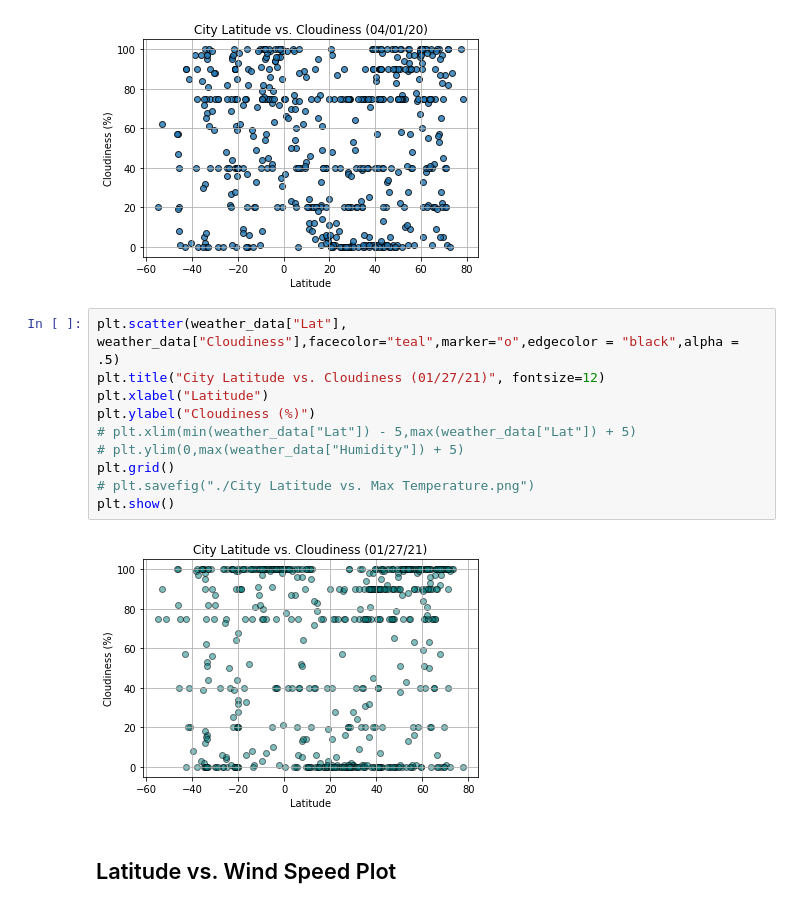
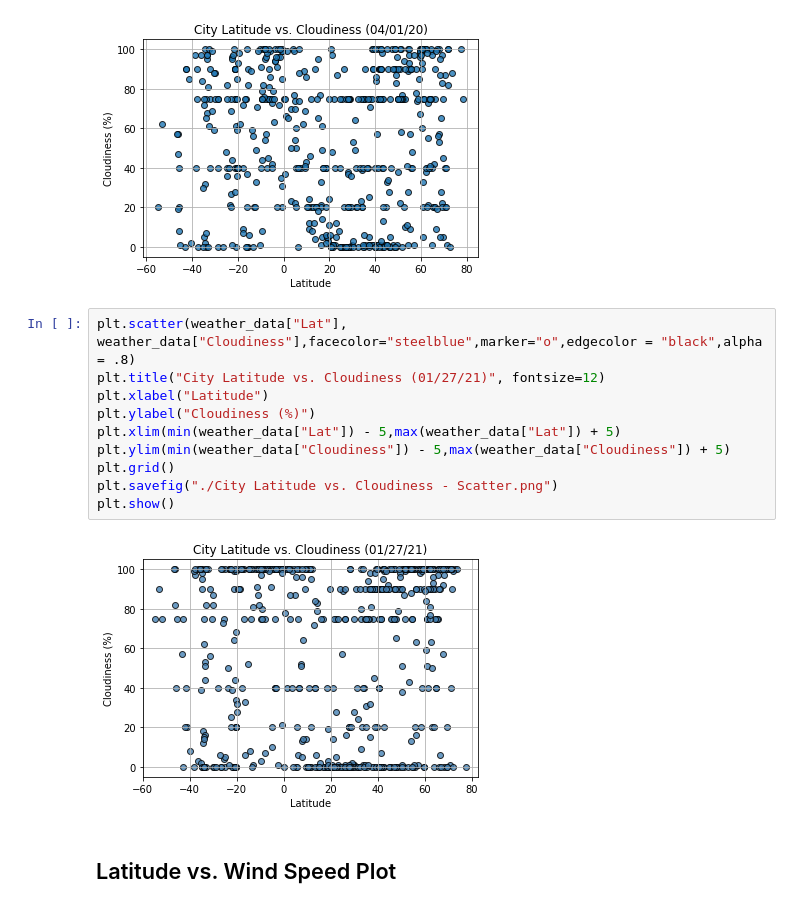
Before and after one commit to priyamittal96/python-api-challenge, a Jupyter notebook: WeatherPy/WeatherPy.ipynb, the cells around one changed output. Cells and saved outputs as stored; diff of their text form.

```diff
--- a/WeatherPy/WeatherPy.ipynb
+++ b/WeatherPy/WeatherPy.ipynb
@@ -279,17 +279,17 @@ plt.show()
 # %% [output]
 [figure]
 # %%
-plt.scatter(weather_data["Lat"], weather_data["Cloudiness"],facecolor="teal",marker="o",edgecolor = "black",alpha = .5)
+plt.scatter(weather_data["Lat"], weather_data["Cloudiness"],facecolor="steelblue",marker="o",edgecolor = "black",alpha = .8)
 plt.title("City Latitude vs. Cloudiness (01/27/21)", fontsize=12)
 plt.xlabel("Latitude")
 plt.ylabel("Cloudiness (%)")
-# plt.xlim(min(weather_data["Lat"]) - 5,max(weather_data["Lat"]) + 5)
-# plt.ylim(0,max(weather_data["Humidity"]) + 5)
+plt.xlim(min(weather_data["Lat"]) - 5,max(weather_data["Lat"]) + 5)
+plt.ylim(min(weather_data["Cloudiness"]) - 5,max(weather_data["Cloudiness"]) + 5)
 plt.grid()
-# plt.savefig("./City Latitude vs. Max Temperature.png")
+plt.savefig("./City Latitude vs. Cloudiness - Scatter.png")
 plt.show()
 # %% [output]
-[figure, old version]
+[figure, new version]
 # %% [markdown]
 ## Latitude vs. Wind Speed Plot
 # %%
```
Also changed, not shown: parts of 6 cells of this notebook, 6 other files.
